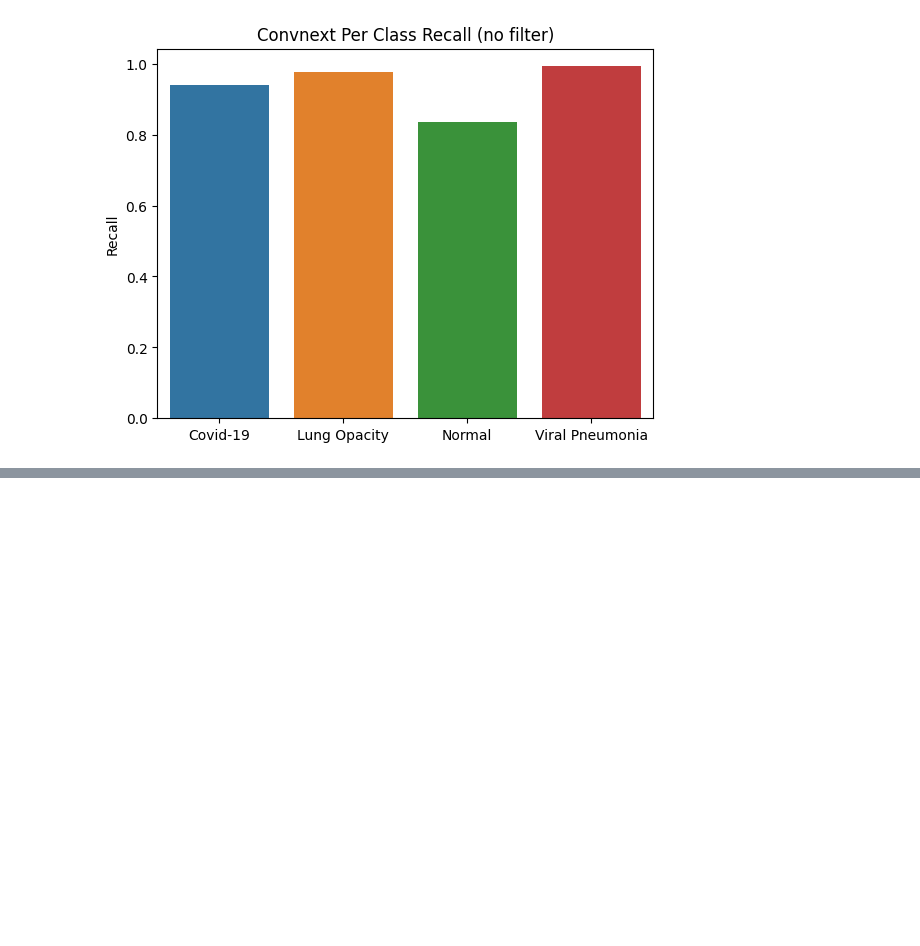
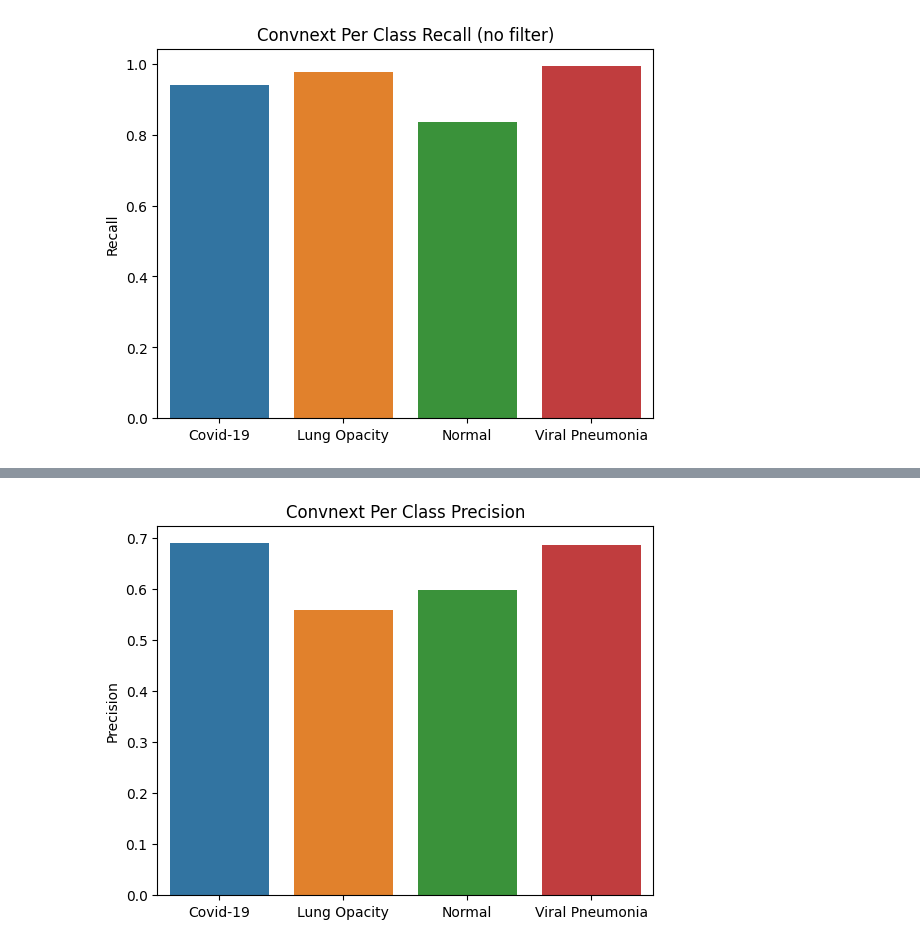
Before and after one commit to Antonio-Tresol/ML_Project_II_Image_classification, a Jupyter notebook: metrics/metrics_analysis.ipynb, the cells around one changed output, grey strips where cells are left out. Saved outputs shown, nothing was run; the diff lists cells and outputs as text; code cells hidden in the pictures; blank space fills up the shorter version.

```diff
--- a/metrics/metrics_analysis.ipynb
+++ b/metrics/metrics_analysis.ipynb
@@ -99,0 +124,4 @@ plot_per_class_metric(data=convnext_per_class_metrics_no_filter, metric_name='Re
+# %%
+plot_per_class_metric(data=mlp_per_class_metrics, metric_name='Precision', title="Convnext Per Class Precision")
+# %% [output]
+[figure, added]
```
Also changed, not shown: parts of 6 cells of this notebook.
